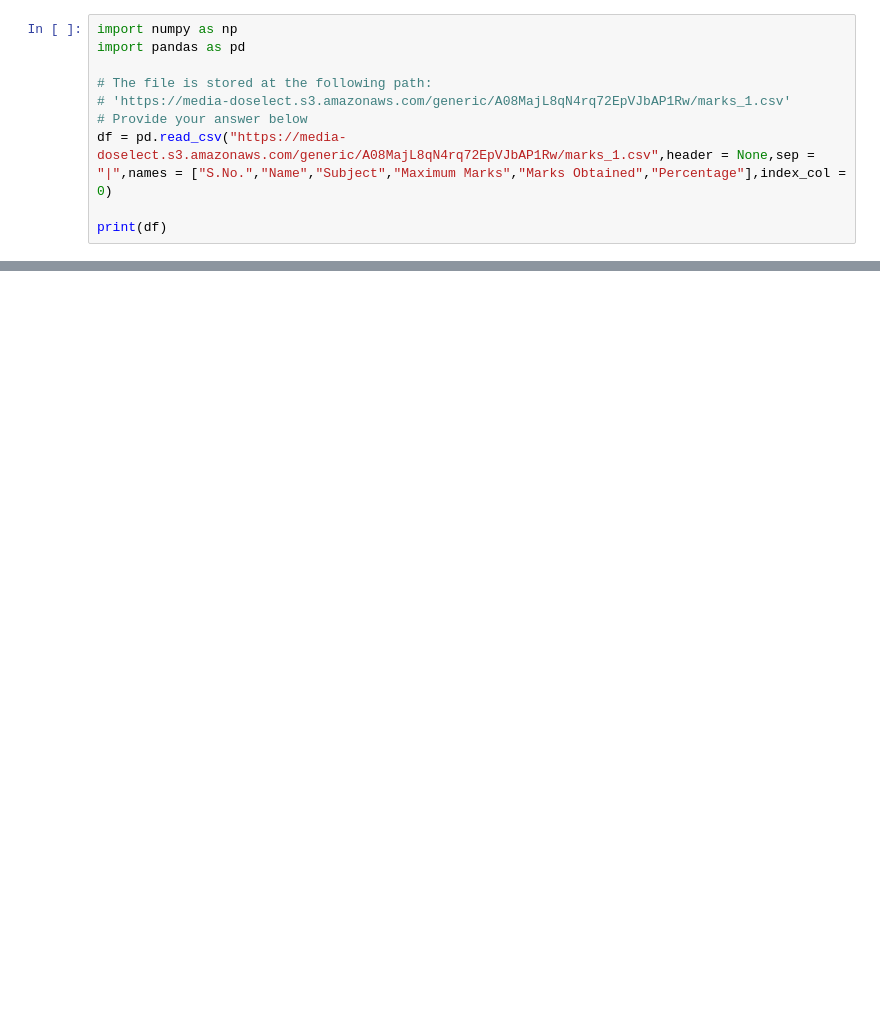
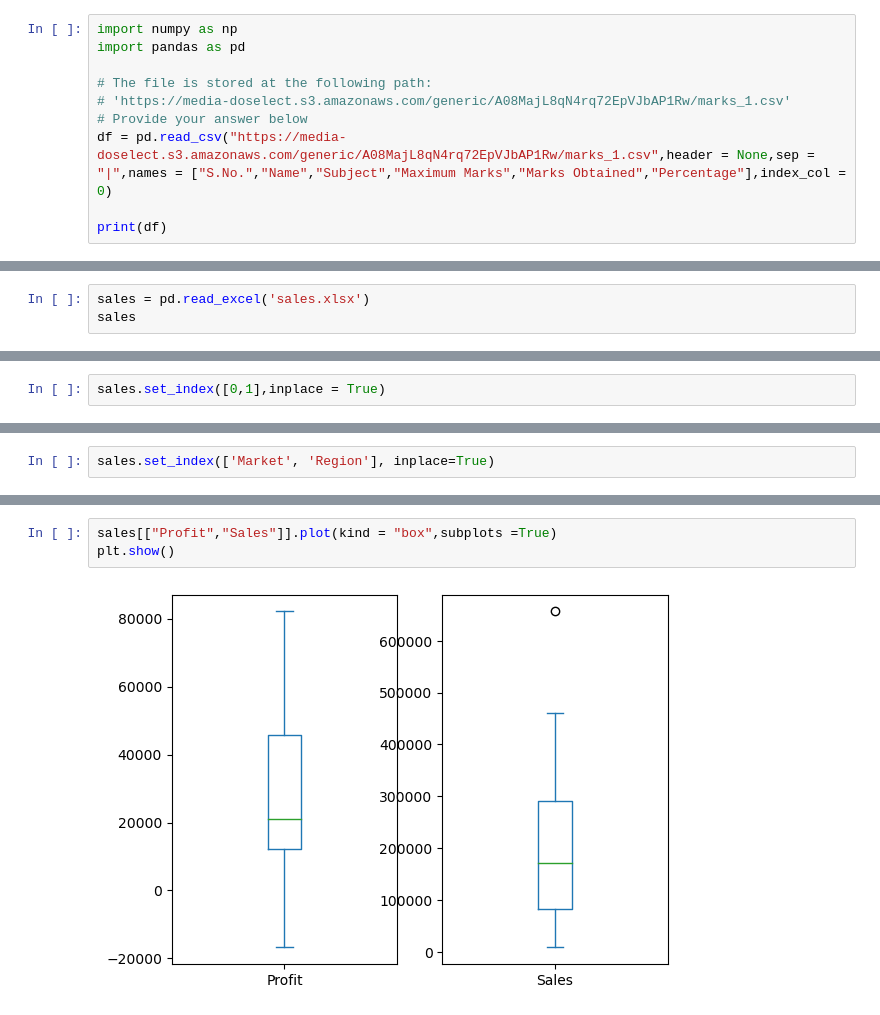
Before and after one commit to Nishanthfiona/Python, a Jupyter notebook: NumPy and Pandas - II (Rough).ipynb, the cells around one changed output, grey strips where cells are left out. Saved outputs shown, nothing was run; the diff lists cells and outputs as text; blank space fills up the shorter version.

```diff
--- a/NumPy and Pandas - II (Rough).ipynb
+++ b/NumPy and Pandas - II (Rough).ipynb
@@ -463,0 +609,3 @@ print(df)
+# %%
+sales = pd.read_excel('sales.xlsx')
+sales
@@ -463,0 +670,2 @@ print(df)
+# %%
+sales.set_index([0,1],inplace = True)
@@ -463,0 +674,2 @@ print(df)
+# %%
+sales.set_index(['Market', 'Region'], inplace=True)
@@ -463,0 +722,5 @@ print(df)
+# %%
+sales[["Profit","Sales"]].plot(kind = "box",subplots =True)
+plt.show()
+# %% [output]
+[figure, added]
```
Also changed, not shown: parts of 27 cells of this notebook.
